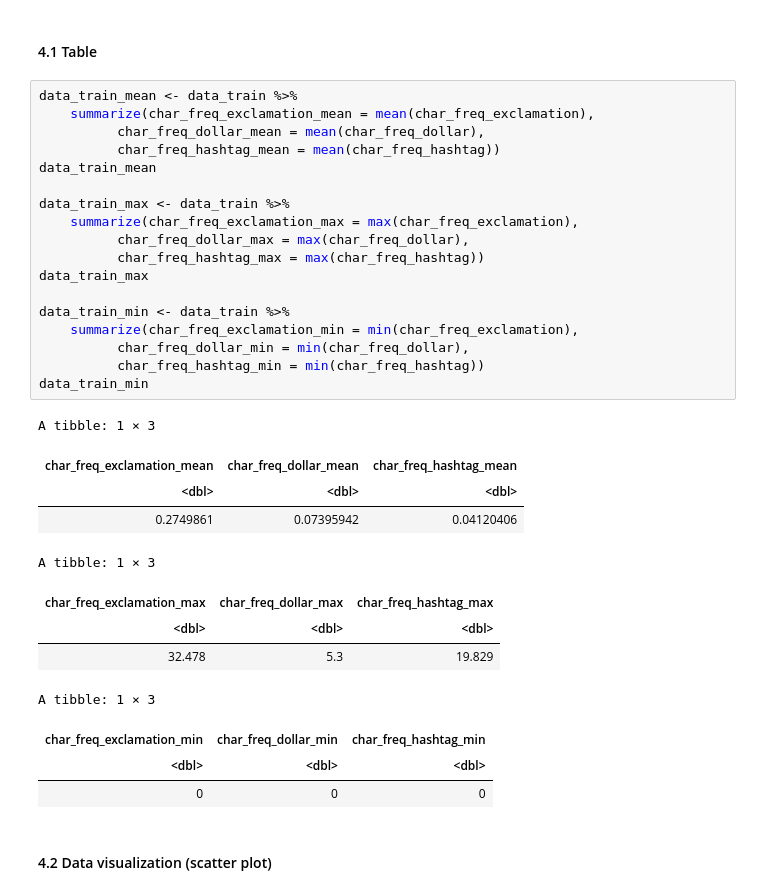
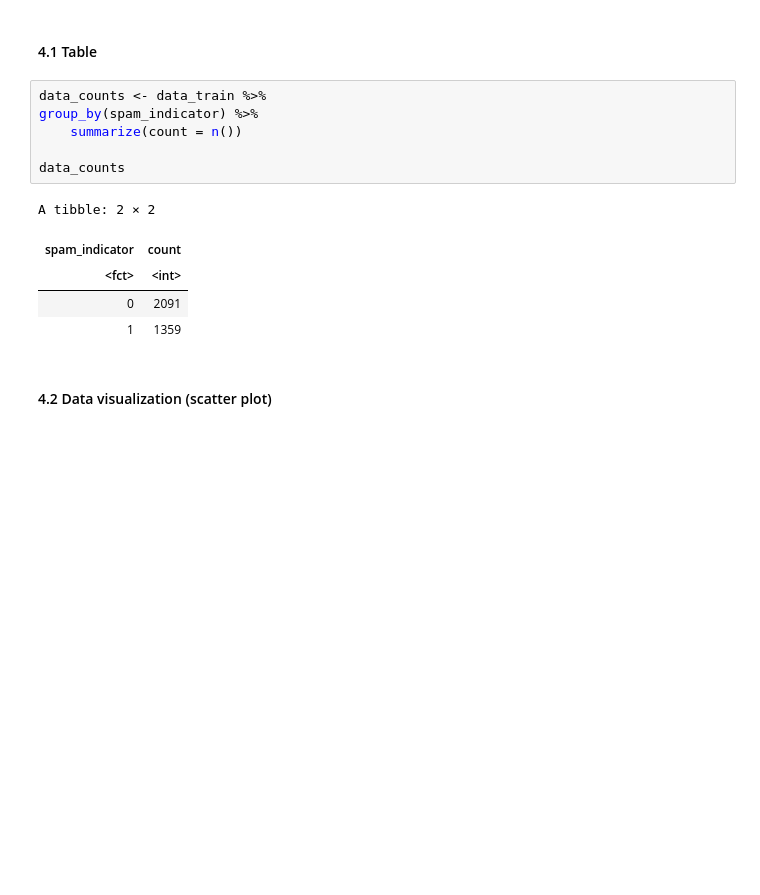
Before and after one commit to SarahHoang/dsci-100-project-group-162, a Jupyter notebook: proposal_group_162.ipynb, the cells around one changed output. Cells and saved outputs as stored; diff of their text form; blank space fills up the shorter version.

Commit message:
i dont even know anymore. added weird ass table and really bad visualization

```diff
--- a/proposal_group_162.ipynb
+++ b/proposal_group_162.ipynb
@@ -155,36 +155,17 @@ A tibble: 3450 × 59
 # %% [markdown]
 #### 4.1 Table
 # %%
-data_train_mean <- data_train %>%
-    summarize(char_freq_exclamation_mean = mean(char_freq_exclamation),
-          char_freq_dollar_mean = mean(char_freq_dollar),
-          char_freq_hashtag_mean = mean(char_freq_hashtag))
-data_train_mean
+data_counts <- data_train %>%
+group_by(spam_indicator) %>%
+    summarize(count = n())
 
-data_train_max <- data_train %>%
-    summarize(char_freq_exclamation_max = max(char_freq_exclamation),
-          char_freq_dollar_max = max(char_freq_dollar),
-          char_freq_hashtag_max = max(char_freq_hashtag))
-data_train_max
-
-data_train_min <- data_train %>%
-    summarize(char_freq_exclamation_min = min(char_freq_exclamation),
-          char_freq_dollar_min = min(char_freq_dollar),
-          char_freq_hashtag_min = min(char_freq_hashtag))
-data_train_min
+data_counts
 # %% [output]
-A tibble: 1 × 3
+A tibble: 2 × 2
-| char_freq_exclamation_mean | char_freq_dollar_mean | char_freq_hashtag_mean |
-| <dbl> | <dbl> | <dbl> |
-| 0.2749861 | 0.07395942 | 0.04120406 |
+| spam_indicator | count |
+| <fct> | <int> |
+| 0 | 2091 |
+| 1 | 1359 |
-A tibble: 1 × 3
-| char_freq_exclamation_max | char_freq_dollar_max | char_freq_hashtag_max |
-| <dbl> | <dbl> | <dbl> |
-| 32.478 | 5.3 | 19.829 |
-A tibble: 1 × 3
-| char_freq_exclamation_min | char_freq_dollar_min | char_freq_hashtag_min |
-| <dbl> | <dbl> | <dbl> |
-| 0 | 0 | 0 |
 # %% [markdown]
 #### 4.2 Data visualization (scatter plot)
 # %% [markdown]
```
Also changed, not shown: parts of 4 cells of this notebook.
